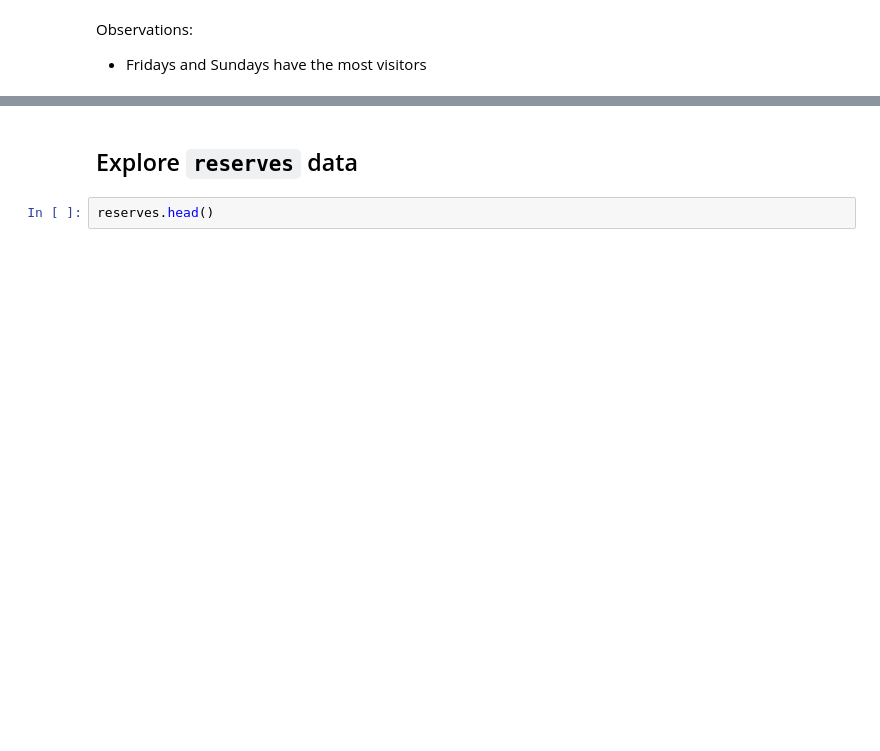
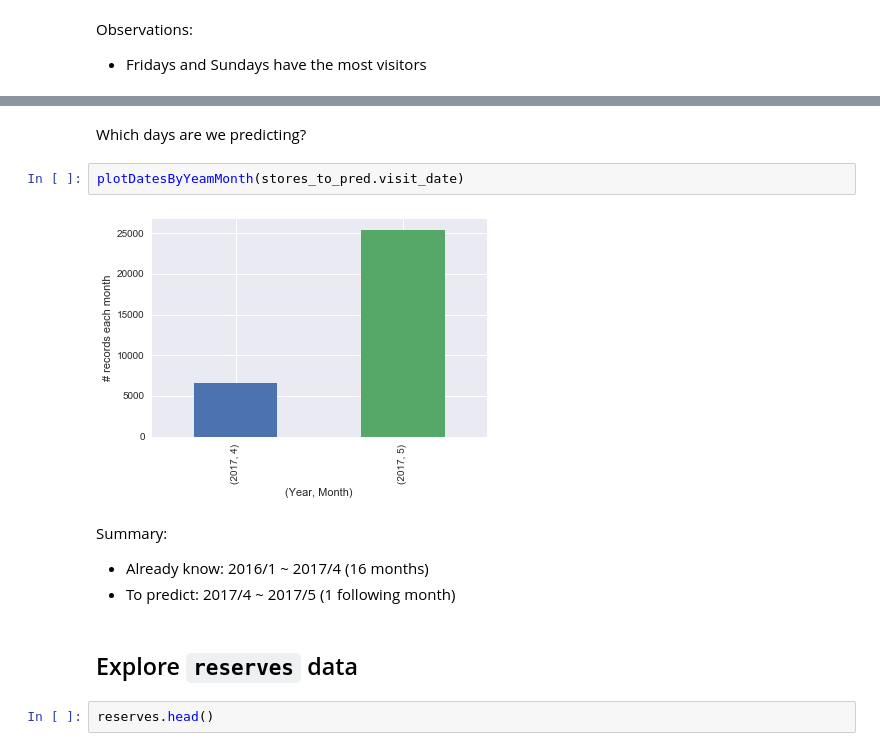
Before and after one commit to ligz08/Kaggle-Recruit-Restaurant-Visitor-Forecasting, a Jupyter notebook: Explore Data.ipynb, the cells around one changed output, grey strips where cells are left out. Cells and saved outputs as stored; diff of their text form; blank space fills up the shorter version.

```diff
--- a/Explore Data.ipynb
+++ b/Explore Data.ipynb
@@ -316,3 +383,13 @@ Observations:
+# %% [markdown]
+Which days are we predicting?
+# %%
+plotDatesByYeamMonth(stores_to_pred.visit_date)
+# %% [output]
+[figure, added]
+# %% [markdown]
+Summary:
+- Already know: 2016/1 ~ 2017/4 (16 months)
+- To predict: 2017/4 ~ 2017/5 (1 following month)
 # %% [markdown]
 ## Explore `reserves` data
 # %%
```
Also changed, not shown: parts of 24 cells of this notebook, 5 other files.
